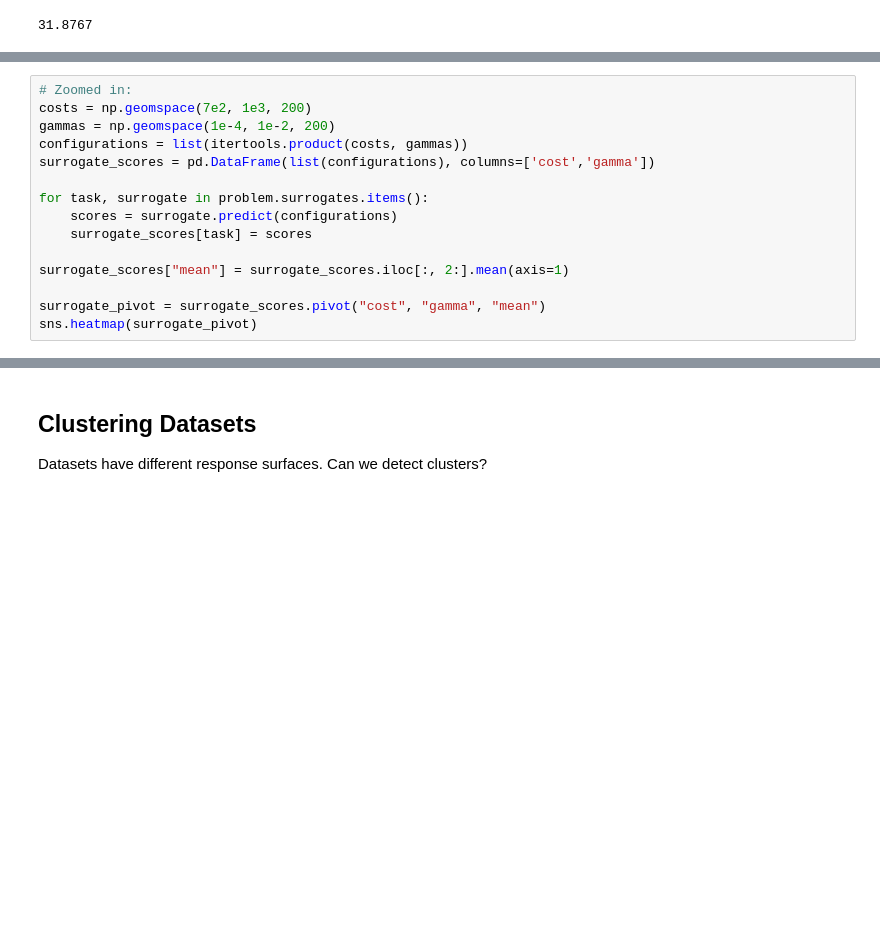
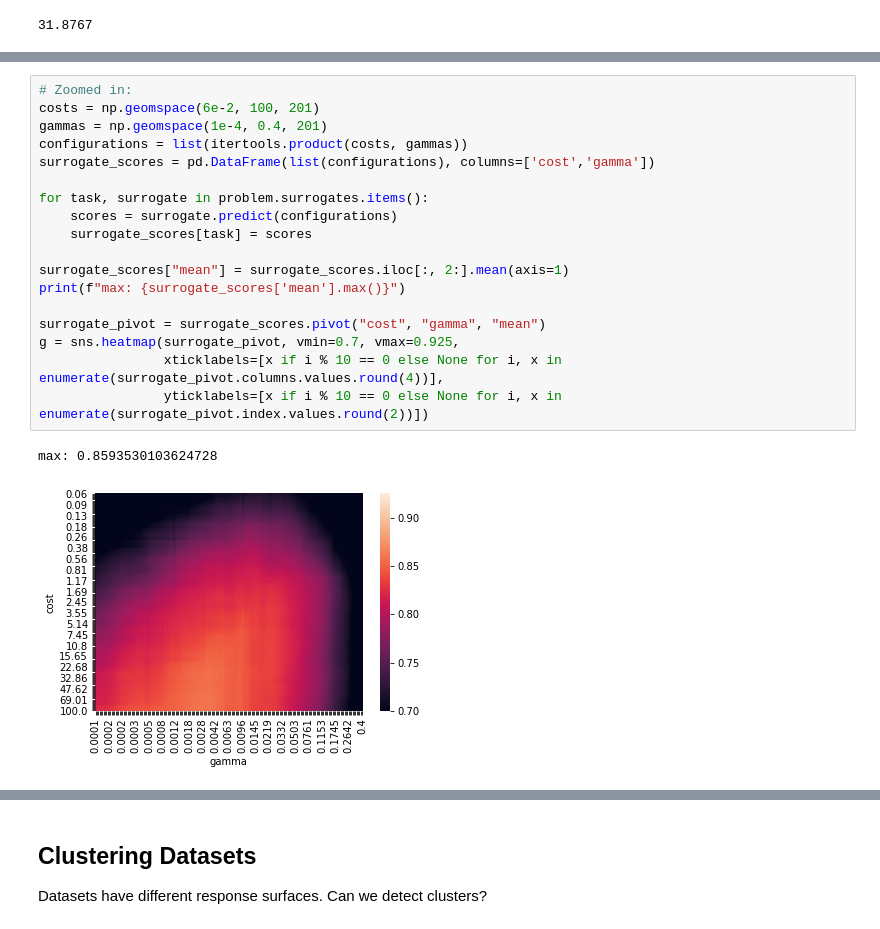
Before and after one commit to PGijsbers/symbolicdefaults, a Jupyter notebook: Surrogates.ipynb, the cells around one changed output, grey strips where cells are left out. Saved outputs shown, nothing was run; the diff lists cells and outputs as text; blank space fills up the shorter version.

```diff
--- a/Surrogates.ipynb
+++ b/Surrogates.ipynb
@@ -347,17 +349,23 @@ sns.heatmap(surrogate_pivot)
 # %%
 # Zoomed in:
-costs = np.geomspace(7e2, 1e3, 200)
-gammas = np.geomspace(1e-4, 1e-2, 200)
+costs = np.geomspace(6e-2, 100, 201)
+gammas = np.geomspace(1e-4, 0.4, 201)
 configurations = list(itertools.product(costs, gammas))
 surrogate_scores = pd.DataFrame(list(configurations), columns=['cost','gamma'])
 
 for task, surrogate in problem.surrogates.items():
     scores = surrogate.predict(configurations)
     surrogate_scores[task] = scores
 
 surrogate_scores["mean"] = surrogate_scores.iloc[:, 2:].mean(axis=1)
+print(f"max: {surrogate_scores['mean'].max()}")
 
 surrogate_pivot = surrogate_scores.pivot("cost", "gamma", "mean")
-sns.heatmap(surrogate_pivot)
+g = sns.heatmap(surrogate_pivot, vmin=0.7, vmax=0.925,
+                xticklabels=[x if i % 10 == 0 else None for i, x in enumerate(surrogate_pivot.columns.values.round(4))],
+                yticklabels=[x if i % 10 == 0 else None for i, x in enumerate(surrogate_pivot.index.values.round(2))])
+# %% [output]
+max: 0.8593530103624728
+[figure, added]
 # %%
 # Warp with metafeatures m, mkd
```
Also changed, not shown: parts of 12 cells of this notebook, 2 other files.
